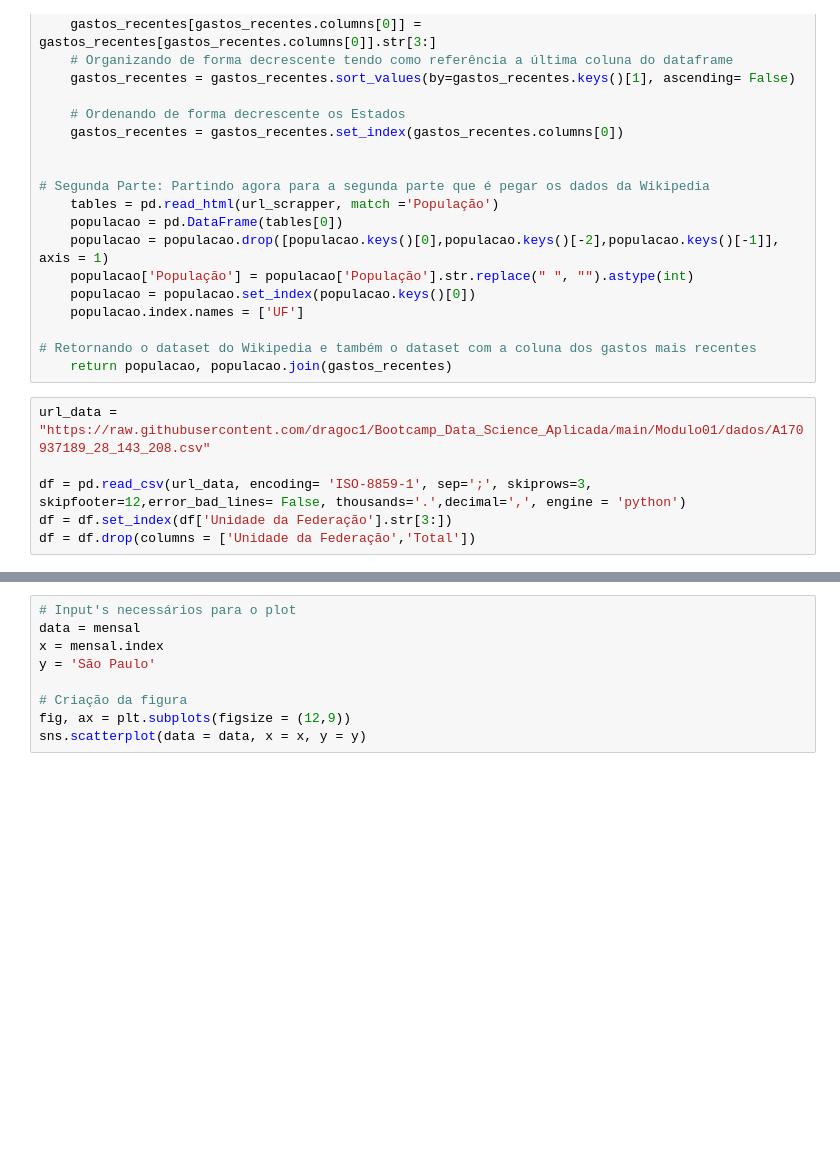
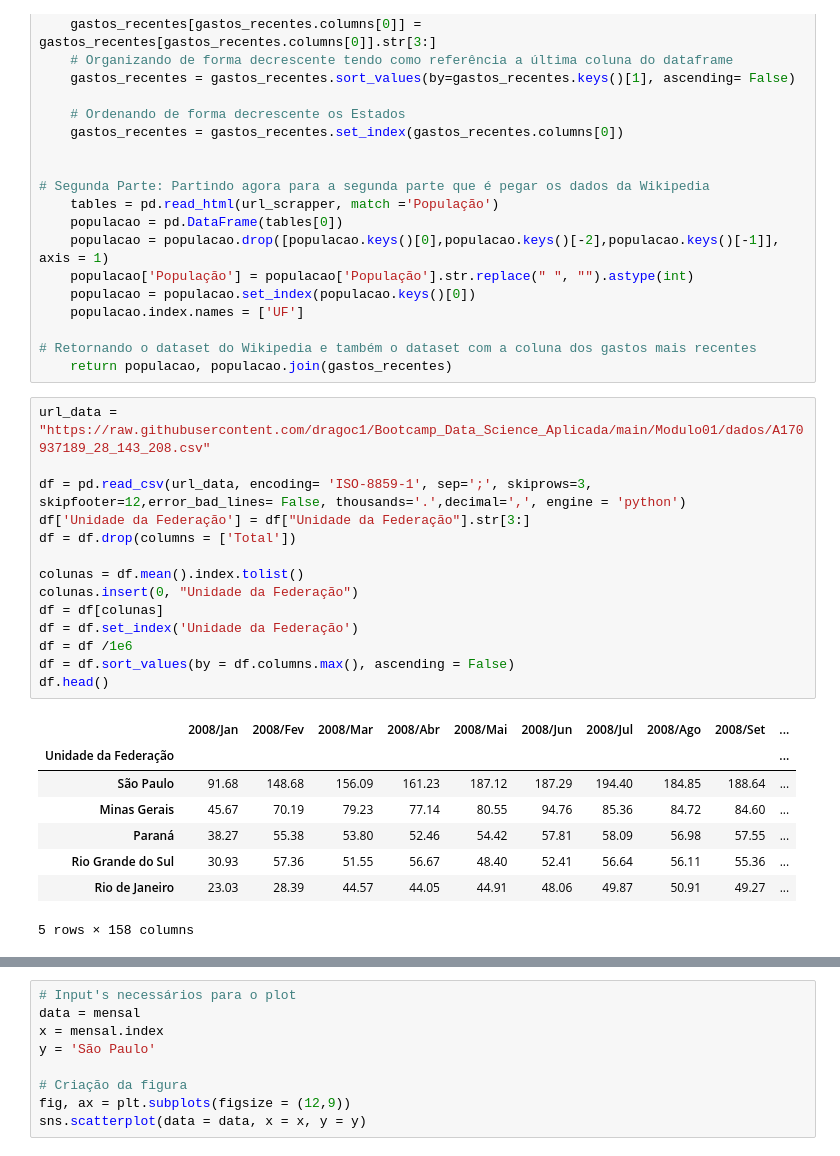
Before and after one commit to antoniodragoc/Bootcamp_Data_Science_Aplicada, a Jupyter notebook: Modulo02/m02a04.ipynb, the cells around one changed output, grey strips where cells are left out. Cells and saved outputs as stored; diff of their text form; blank space fills up the shorter version.

```diff
--- a/Modulo02/m02a04.ipynb
+++ b/Modulo02/m02a04.ipynb
@@ -45,6 +45,23 @@ def limpa_dados_meses(url_data, url_scrapper, meses):
 # %%
 url_data = "https://raw.githubusercontent.com/dragoc1/Bootcamp_Data_Science_Aplicada/main/Modulo01/dados/A170937189_28_143_208.csv"
 
 df = pd.read_csv(url_data, encoding= 'ISO-8859-1', sep=';', skiprows=3, skipfooter=12,error_bad_lines= False, thousands='.',decimal=',', engine = 'python')
-df = df.set_index(df['Unidade da Federação'].str[3:])
-df = df.drop(columns = ['Unidade da Federação','Total'])
+df['Unidade da Federação'] = df["Unidade da Federação"].str[3:]
+df = df.drop(columns = ['Total'])
+
+colunas = df.mean().index.tolist()
+colunas.insert(0, "Unidade da Federação")
+df = df[colunas]
+df = df.set_index('Unidade da Federação')
+df = df /1e6
+df = df.sort_values(by = df.columns.max(), ascending = False)
+df.head()
+# %% [output]
+|  | 2008/Jan | 2008/Fev | 2008/Mar | 2008/Abr | 2008/Mai | 2008/Jun | 2008/Jul | 2008/Ago | 2008/Set | ... |
+| Unidade da Federação |  |  |  |  |  |  |  |  |  | ... |
+| São Paulo | 91.68 | 148.68 | 156.09 | 161.23 | 187.12 | 187.29 | 194.40 | 184.85 | 188.64 | ... |
+| Minas Gerais | 45.67 | 70.19 | 79.23 | 77.14 | 80.55 | 94.76 | 85.36 | 84.72 | 84.60 | ... |
+| Paraná | 38.27 | 55.38 | 53.80 | 52.46 | 54.42 | 57.81 | 58.09 | 56.98 | 57.55 | ... |
+| Rio Grande do Sul | 30.93 | 57.36 | 51.55 | 56.67 | 48.40 | 52.41 | 56.64 | 56.11 | 55.36 | ... |
+| Rio de Janeiro | 23.03 | 28.39 | 44.57 | 44.05 | 44.91 | 48.06 | 49.87 | 50.91 | 49.27 | ... |
+5 rows × 158 columns
```
Also changed, not shown: parts of 5 cells of this notebook, 1 other file.
